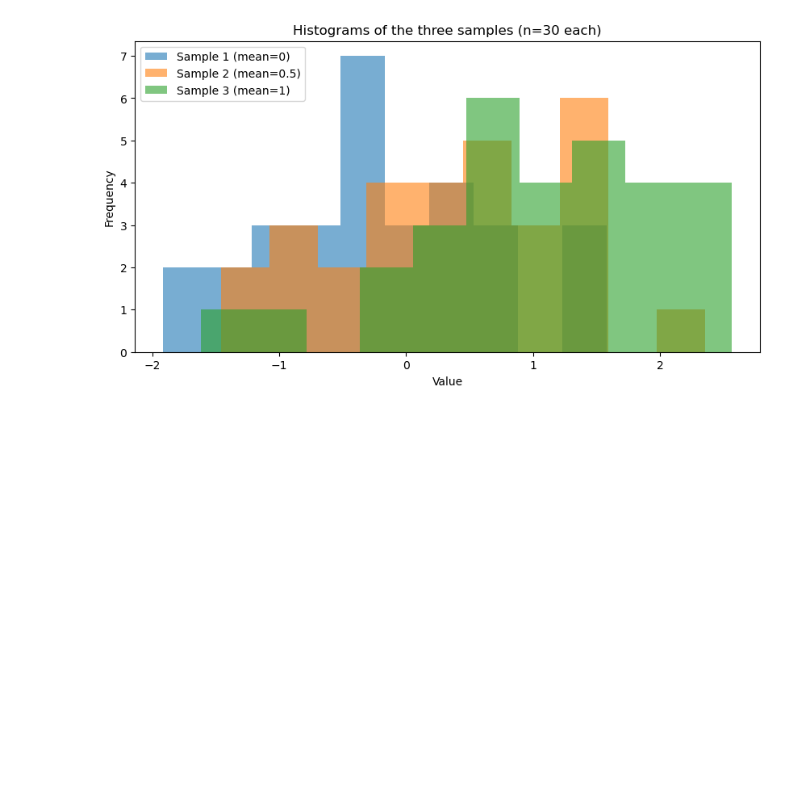
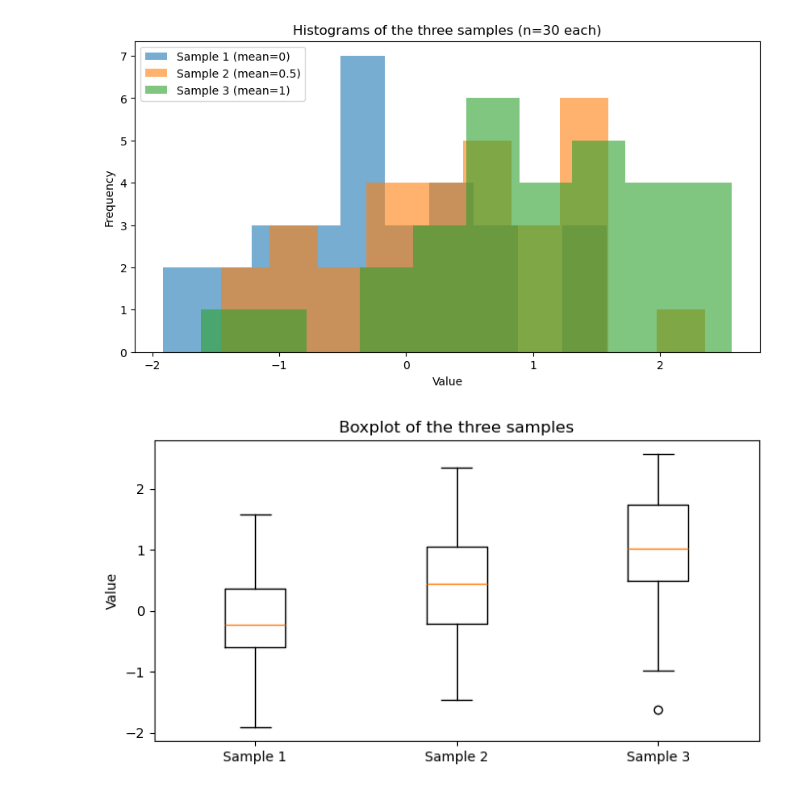
Before and after one commit to coughlo93/applied_statistics_assessment, a Jupyter notebook: problems.ipynb, the cells around one changed output. Drawn from its saved outputs; the diff is of its cells as text; code cells hidden in the pictures; blank space fills up the shorter version.

Commit message:
updated boxplot and one way anova

```diff
--- a/problems.ipynb
+++ b/problems.ipynb
@@ -307,3 +307,12 @@ ax.legend()
 plt.show()
 # %% [output]
 [figure]
+# %%
+# Boxplot.
+fig, ax = plt.subplots(figsize=(8, 4))
+ax.boxplot([sample_1, sample_2, sample_3], labels=["Sample 1", "Sample 2", "Sample 3"])
+ax.set_title("Boxplot of the three samples")
+ax.set_ylabel("Value")
+plt.show()
+# %% [output]
+[figure, added]
```
Also changed, not shown: parts of 3 cells of this notebook.
